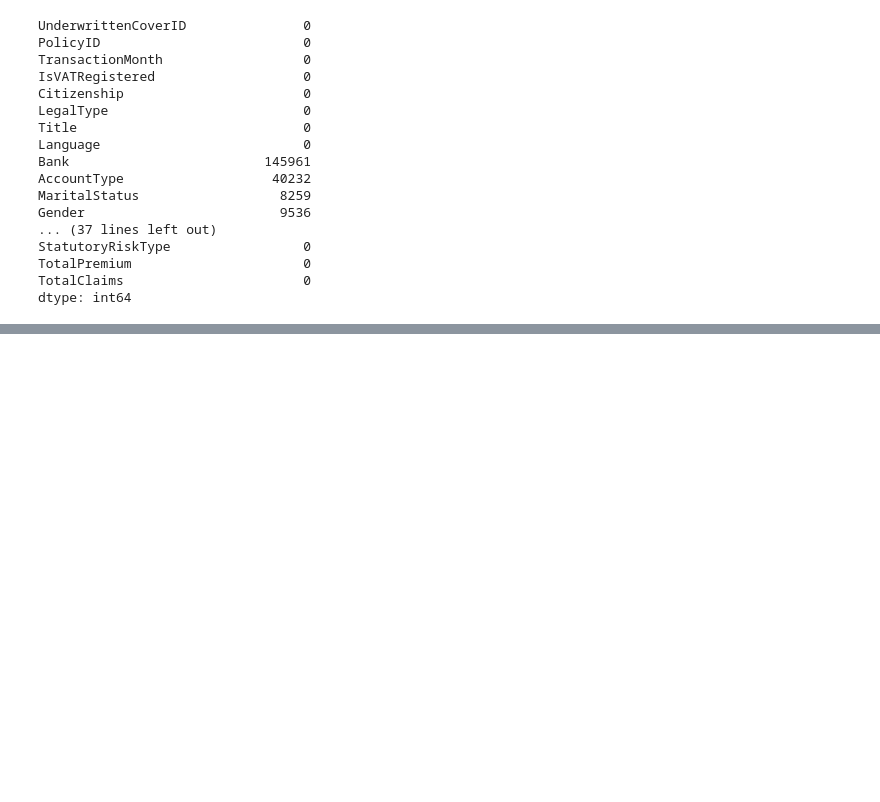
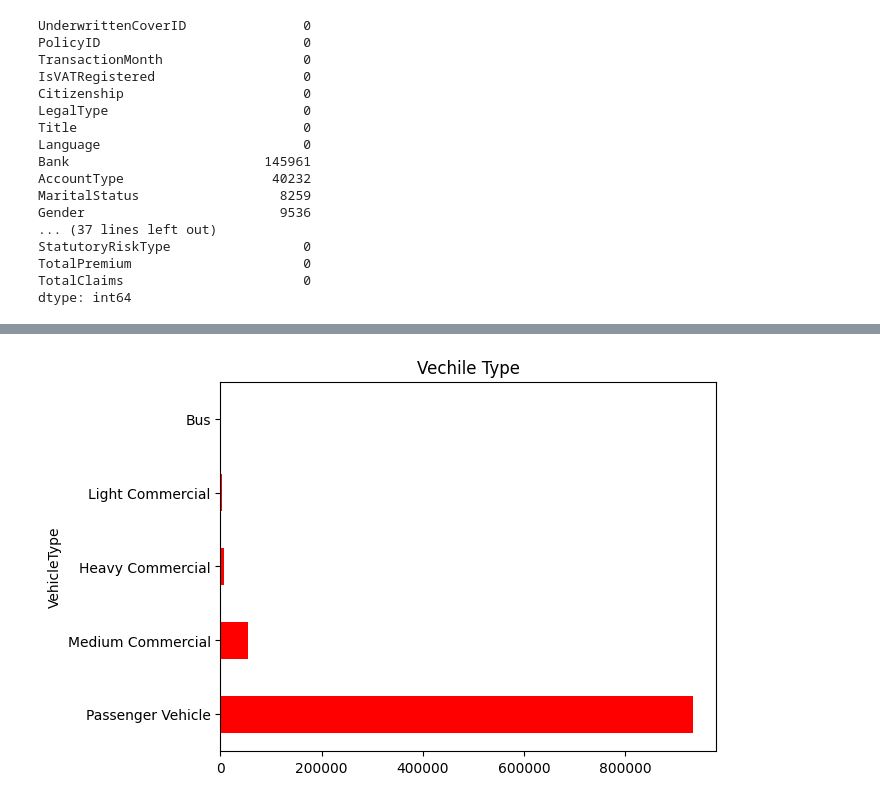
Before and after one commit to Skell30/End-to-End-Insurance-Risk-Analytics-Predictive-Modeling, a Jupyter notebook: notebooks/task1.ipynb, the cells around one changed output, grey strips where cells are left out. Saved outputs shown, nothing was run; the diff lists cells and outputs as text; code cells hidden in the pictures; blank space fills up the shorter version.

```diff
--- a/notebooks/task1.ipynb
+++ b/notebooks/task1.ipynb
@@ -58,0 +125,7 @@ df.info()
+# %%
+df.value_counts('VehicleType')
+df.value_counts('VehicleType').plot(kind='barh', color='red')
+plt.title('Vechile Type')
+plt.show()
+# %% [output]
+[figure, added]
```
Also changed, not shown: parts of 16 cells of this notebook.
